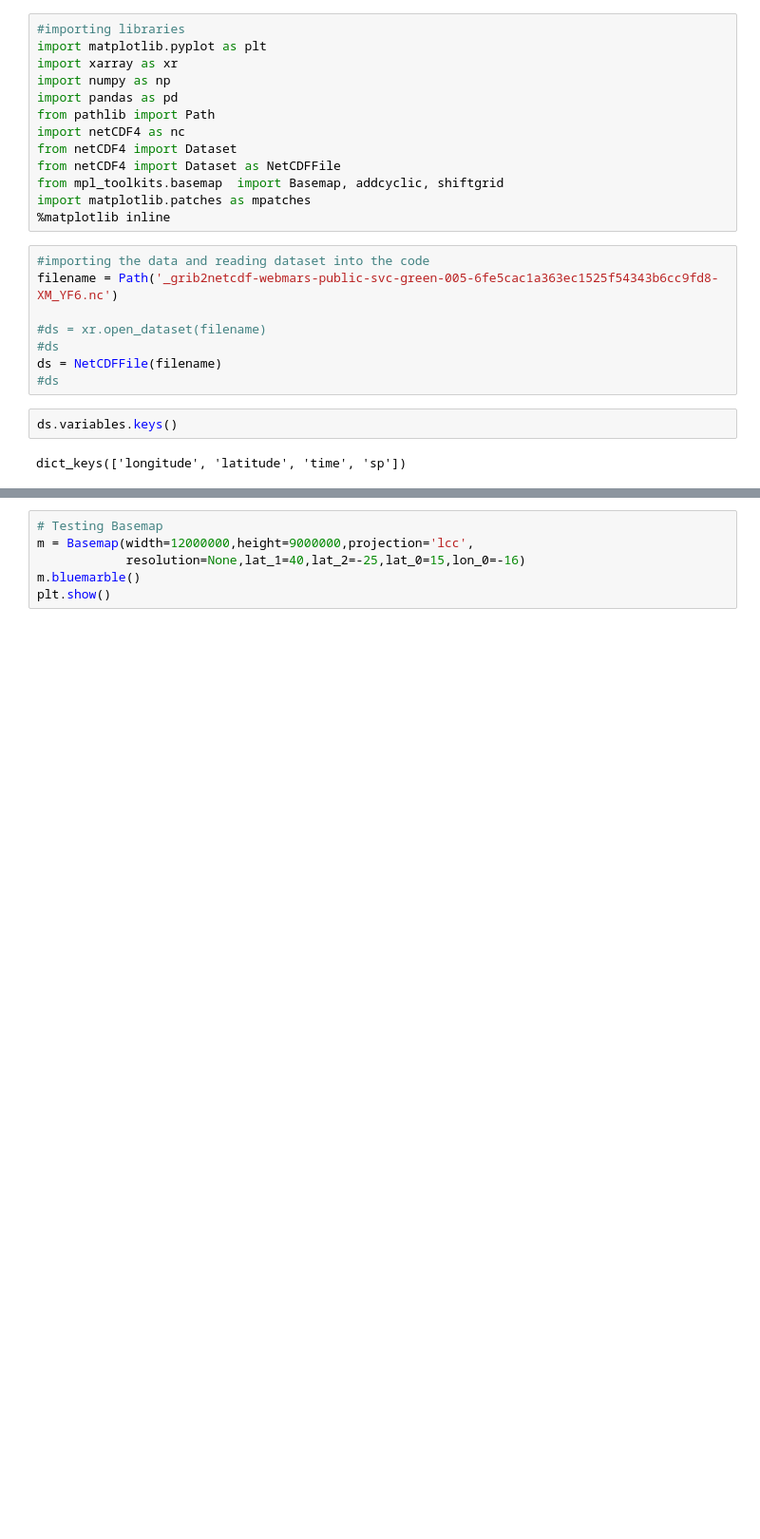
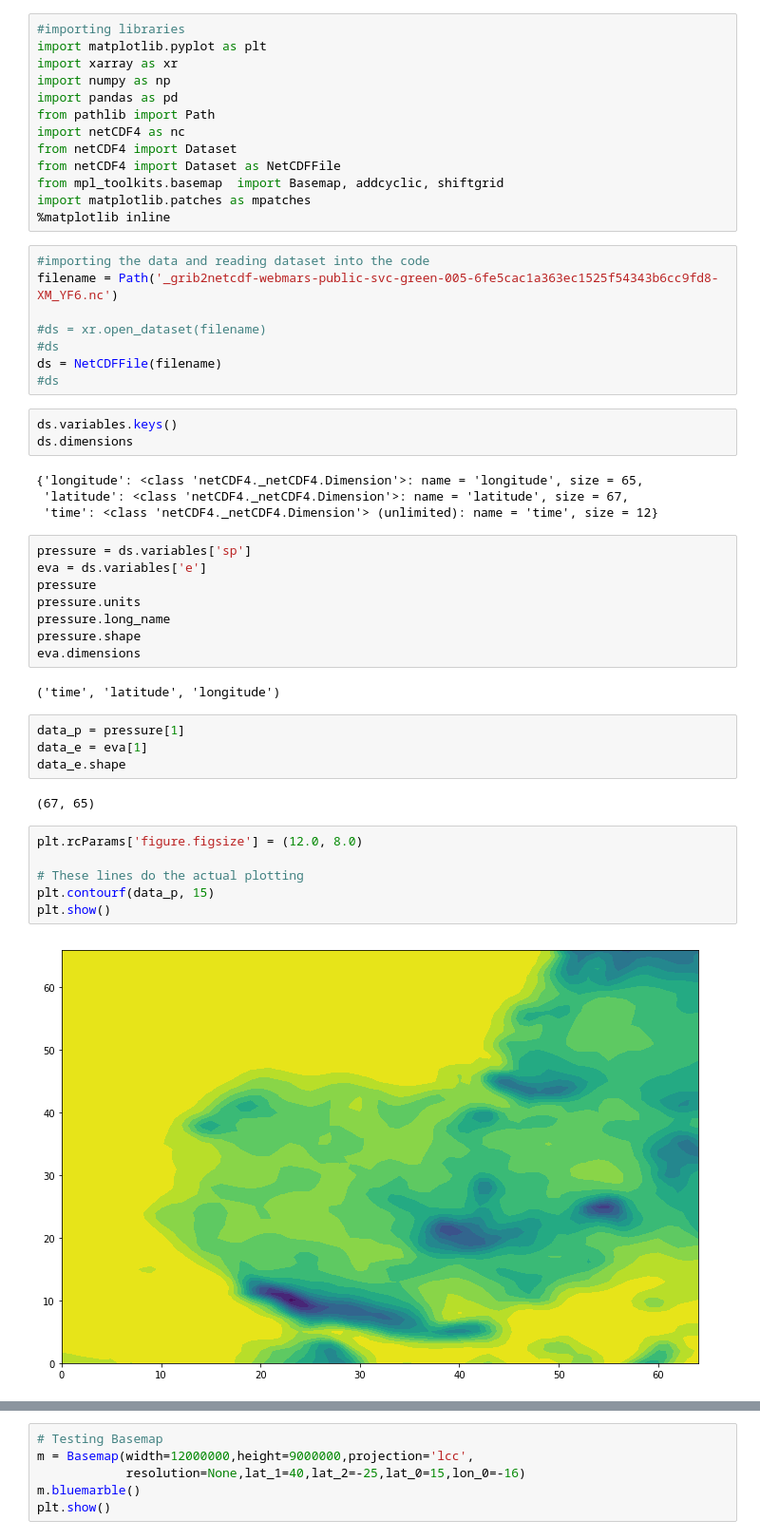
Before and after one commit to felaris/CLIMATOLOGY, a Jupyter notebook: snippet01/code.ipynb, the cells around one changed output, grey strips where cells are left out. Shown: that part at 95% size. Drawn from its saved outputs; the diff is of its cells as text; blank space fills up the shorter version.

```diff
--- a/snippet01/code.ipynb
+++ b/snippet01/code.ipynb
@@ -21,8 +21,35 @@ ds = NetCDFFile(filename)
 #ds
 # %%
 ds.variables.keys()
+ds.dimensions
 # %% [output]
-dict_keys(['longitude', 'latitude', 'time', 'sp'])
+{'longitude': <class 'netCDF4._netCDF4.Dimension'>: name = 'longitude', size = 65,
+ 'latitude': <class 'netCDF4._netCDF4.Dimension'>: name = 'latitude', size = 67,
+ 'time': <class 'netCDF4._netCDF4.Dimension'> (unlimited): name = 'time', size = 12}
+# %%
+pressure = ds.variables['sp']
+eva = ds.variables['e']
+pressure
+pressure.units
+pressure.long_name
+pressure.shape
+eva.dimensions
+# %% [output]
+('time', 'latitude', 'longitude')
+# %%
+data_p = pressure[1]
+data_e = eva[1]
+data_e.shape
+# %% [output]
+(67, 65)
+# %%
+plt.rcParams['figure.figsize'] = (12.0, 8.0)
+
+# These lines do the actual plotting
+plt.contourf(data_p, 15)
+plt.show()
+# %% [output]
+[figure, added]
 # %%
 lat = ds.variables['latitude'][:]
 lon = ds.variables['longitude'][:]
```
Also changed, not shown: parts of 3 cells of this notebook, 1 other file.
